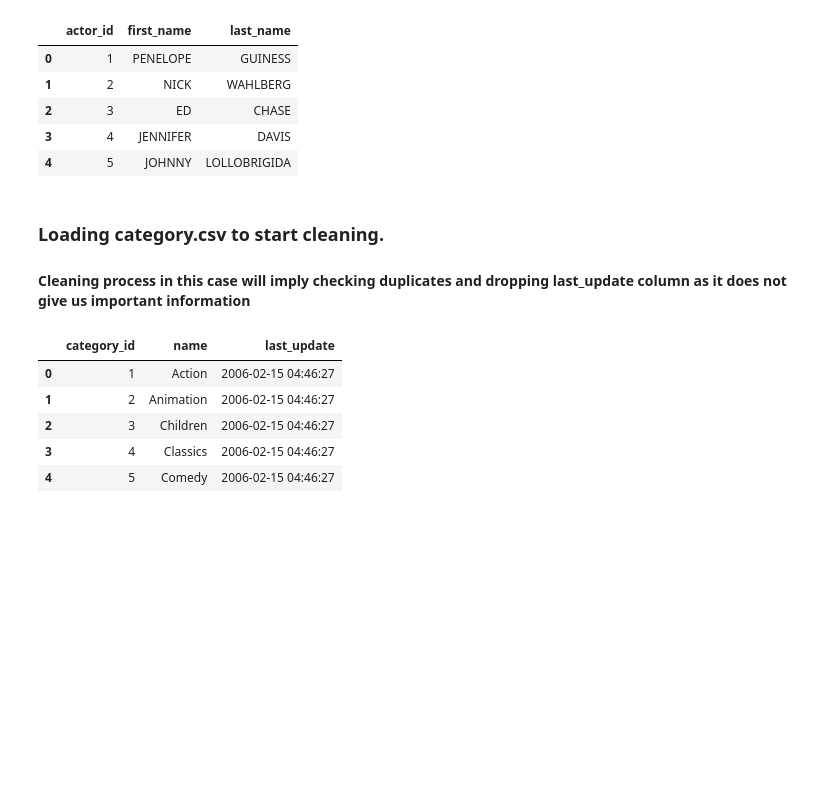
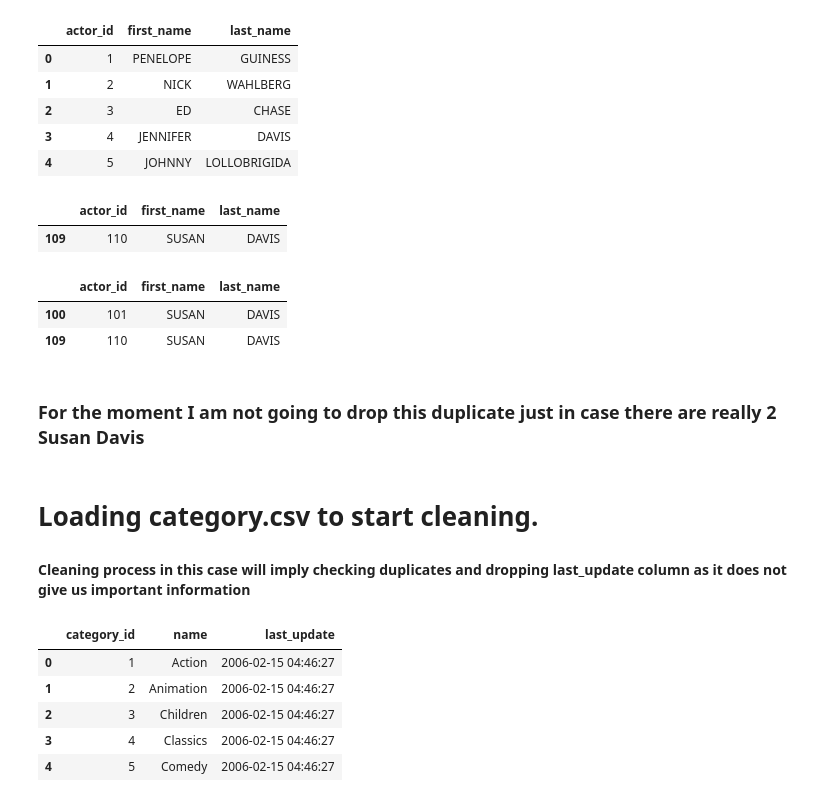
Before and after one commit to pombo7676/w3-database-project, a Jupyter notebook: SRC/Films_main.ipynb, the cells around one changed output. Saved outputs shown, nothing was run; the diff lists cells and outputs as text; code cells hidden in the pictures; blank space fills up the shorter version.

Commit message:
Dataframes limpios y subidos a workbench

```diff
--- a/SRC/Films_main.ipynb
+++ b/SRC/Films_main.ipynb
@@ -23,0 +12,5 @@ data_actor.head()
+# %%
+data_actor = pd.read_csv(r'C:\Users\pombo\OneDrive\Escritorio\Ironhack\Labs\Day15Proy\w3-database-project\data\actor.csv', encoding='latin1' )
+pd.set_option('display.max_columns', None)
+pd.set_option('display.max_rows', None)
+data_actor.head()
@@ -24,16 +24,31 @@ data_actor.head()
 # %%
 data_actor = data_actor.drop('last_update',axis=1)
+# %%
+data_actor.head()
+# %% [output]
+|  | actor_id | first_name | last_name |
+| 0 | 1 | PENELOPE | GUINESS |
+| 1 | 2 | NICK | WAHLBERG |
+| 2 | 3 | ED | CHASE |
+| 3 | 4 | JENNIFER | DAVIS |
+| 4 | 5 | JOHNNY | LOLLOBRIGIDA |
+# %%
+cols1 = ['first_name','last_name']
 # %%
-data_actor.head()
+data_actor[data_actor.duplicated(subset = cols1)]
 # %% [output]
 |  | actor_id | first_name | last_name |
-| 0 | 1 | PENELOPE | GUINESS |
-| 1 | 2 | NICK | WAHLBERG |
-| 2 | 3 | ED | CHASE |
-| 3 | 4 | JENNIFER | DAVIS |
-| 4 | 5 | JOHNNY | LOLLOBRIGIDA |
+| 109 | 110 | SUSAN | DAVIS |
+# %%
+data_actor[(data_actor.first_name=='SUSAN') & (data_actor.last_name=='DAVIS')]
+# %% [output]
+|  | actor_id | first_name | last_name |
+| 100 | 101 | SUSAN | DAVIS |
+| 109 | 110 | SUSAN | DAVIS |
+# %% [markdown]
+### For the moment I am not going to drop this duplicate just in case there are really 2 Susan Davis
 # %% [markdown]
-### Loading category.csv to start cleaning.
+# Loading category.csv to start cleaning.
 
 #### Cleaning process in this case will imply checking duplicates and dropping last_update column as it does not give us important information
 # %%
```
Also changed, not shown: parts of 78 cells of this notebook, 2 other files.
